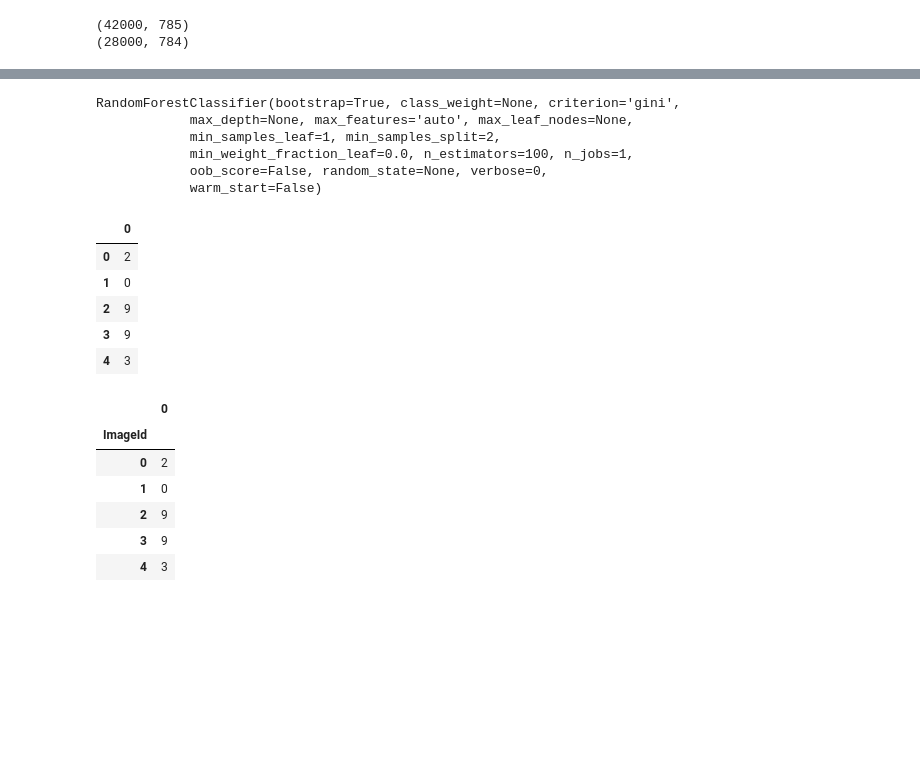
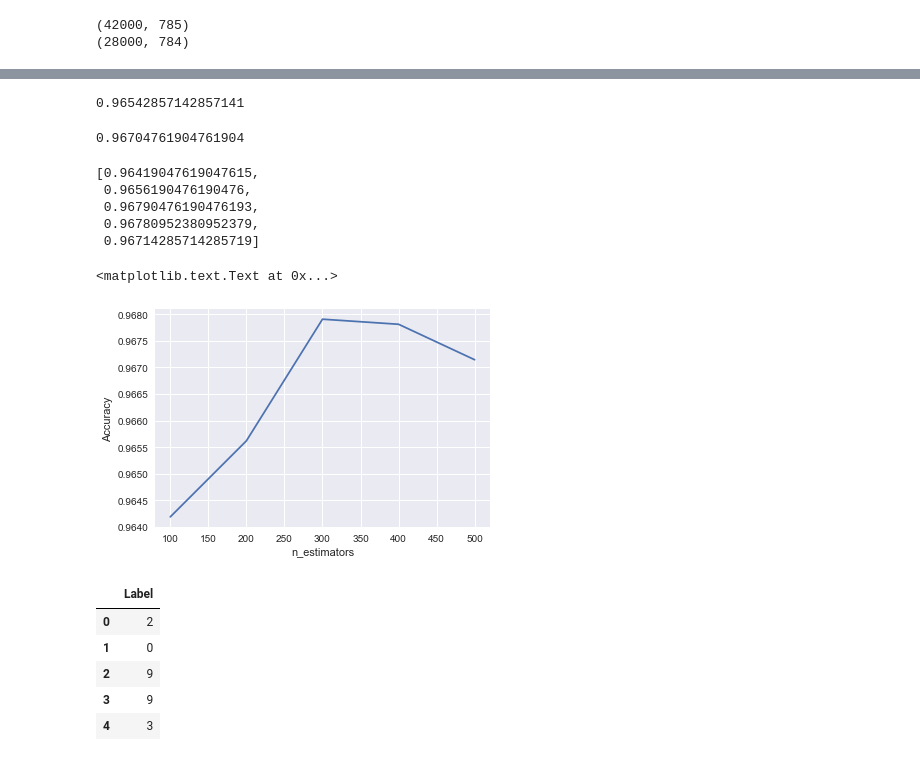
Before and after one commit to sglembocki/personal_projects, a Jupyter notebook: DigitRecognizer/DigitRecognizer.ipynb, the cells around one changed output, grey strips where cells are left out. Cells and saved outputs as stored; diff of their text form; code cells hidden in the pictures; blank space fills up the shorter version.

```diff
--- a/DigitRecognizer/DigitRecognizer.ipynb
+++ b/DigitRecognizer/DigitRecognizer.ipynb
@@ -45,10 +77,41 @@ print test_ids.shape
+# %%
+#random forest
+
+rand_forest = RandomForestClassifier(n_estimators = 100)
+rand_forest.fit(X_train, y_train)
+rand_forest.score(X_test, y_test)
+# %% [output]
+0.96542857142857141
+# %%
+rand_forest = RandomForestClassifier(n_estimators = 500)
+rand_forest.fit(X_train, y_train)
+rand_forest.score(X_test, y_test)
+# %% [output]
+0.96704761904761904
+# %%
+#parameter tuning, warning: SLOW
+
+scores = []
+for i in range(100, 600, 100):
+    rand_forest = RandomForestClassifier(n_estimators = i)
+    rand_forest.fit(X_train, y_train)
+    scores.append(rand_forest.score(X_test, y_test))
+
+scores
+# %% [output]
+[0.96419047619047615,
+ 0.9656190476190476,
+ 0.96790476190476193,
+ 0.96780952380952379,
+ 0.96714285714285719]
+# %%
+plt.plot(range(100, 600, 100), scores)
+plt.ylabel("Accuracy")
+plt.xlabel("n_estimators")
+# %% [output]
+<matplotlib.text.Text at 0x...>
+[figure, added]
 # %%
-rand_forest = RandomForestClassifier(n_estimators=100)
-rand_forest.fit(train_images, train_labels)
+rand_forest = RandomForestClassifier(n_estimators = 100)
+rand_forest.fit(X_train, y_train)
+result = rand_forest.predict(test)
-# %% [output]
-RandomForestClassifier(bootstrap=True, class_weight=None, criterion='gini',
-            max_depth=None, max_features='auto', max_leaf_nodes=None,
-            min_samples_leaf=1, min_samples_split=2,
-            min_weight_fraction_leaf=0.0, n_estimators=100, n_jobs=1,
-            oob_score=False, random_state=None, verbose=0,
-            warm_start=False)
@@ -57,22 +118,12 @@ result = rand_forest.predict(test)
 # %%
 result = pd.DataFrame(result)
+result.columns = ['Label']
 result.head()
 # %% [output]
-|  | 0 |
+|  | Label |
 | 0 | 2 |
 | 1 | 0 |
 | 2 | 9 |
 | 3 | 9 |
 | 4 | 3 |
-# %%
-result.index.names = ['ImageId']
-result.head()
-# %% [output]
-|  | 0 |
-| ImageId |  |
-| 0 | 2 |
-| 1 | 0 |
-| 2 | 9 |
-| 3 | 9 |
-| 4 | 3 |
 # %%
```
Also changed, not shown: parts of 8 cells of this notebook, 3 other files.
